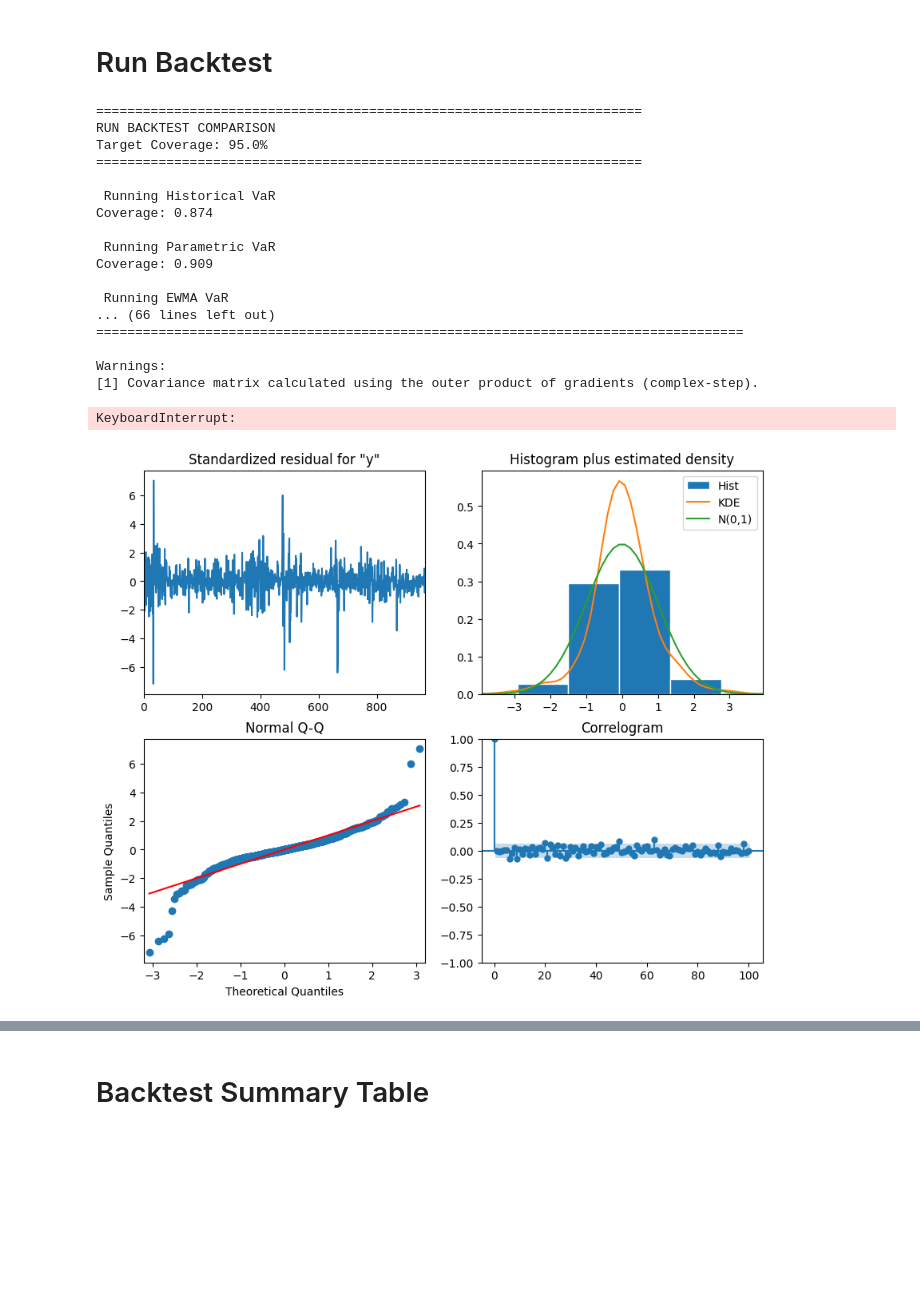
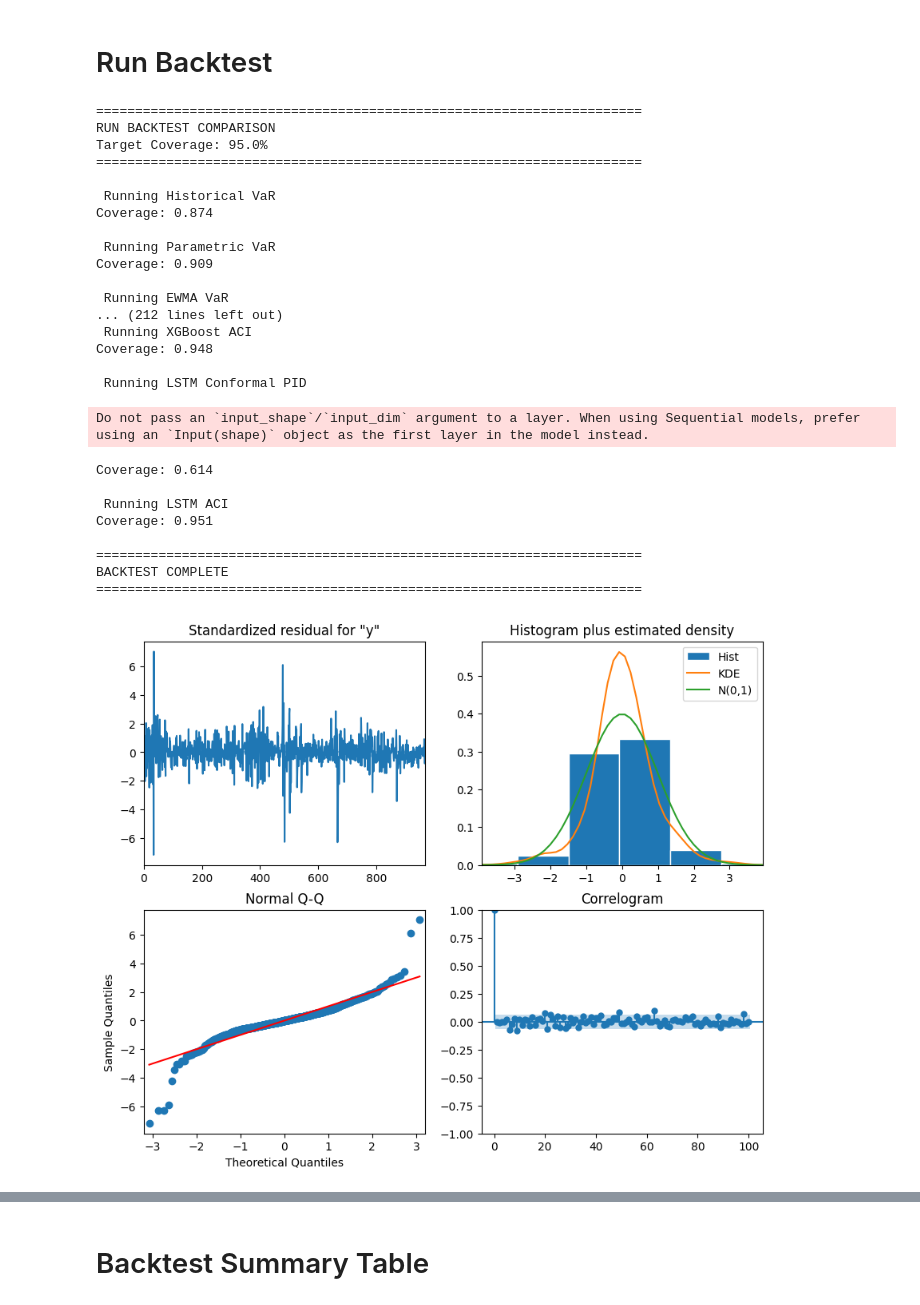
Before and after one commit to JuanPalaciosGodoy/ma_mentored_research_fall_2025, a Jupyter notebook: conformal_prediction.ipynb, the cells around one changed output, grey strips where cells are left out. Saved outputs shown, nothing was run; the diff lists cells and outputs as text; code cells hidden in the pictures; blank space fills up the shorter version.

Commit message:
Add conformal prediction changes (XGBoost/LSTM)

```diff
--- a/conformal_prediction.ipynb
+++ b/conformal_prediction.ipynb
@@ -59,6 +59,23 @@ alpha = 0.05
 all_results = {}
 all_details = {}
 
+xgboost_params = {
+    'lags': 7,
+    'n_estimators': 200,
+    'max_depth': 5,
+    'learning_rate': 0.05
+}
+
+lstm_params = {
+    'seq_length': 14,
+    'hidden_size': 64,
+    'num_layers': 2,
+    'epochs': 100,
+    'batch_size': 32,
+    'learning_rate': 0.001,
+    'verbose': 0
+}
+
 models = {
     'Historical VaR':HistoricalVaR(window_size=train_size),
     'Parametric VaR':ParametricVaR(window_size=train_size),
@@ -66,39 +83,81 @@ models = {
     'Conformal P':ConformalPIDPredictor(predictor_name=predictor_name, predictor_params=predictor_params, window_size=train_size, learning_rate=0.1, use_integrator=False, use_scorecaster=False),
     'Conformal PI':ConformalPIDPredictor(predictor_name=predictor_name, predictor_params=predictor_params, window_size=train_size, learning_rate=0.1, use_integrator=True, use_scorecaster=False),
     'Conformal ACI':AdaptiveConformalInference(predictor_name=predictor_name, predictor_params=predictor_params, window_size=train_size, learning_rate=0.005, target_alpha=alpha),
+
+    'XGBoost Conformal PID': ConformalPIDPredictor(
+        predictor_name='xgboost',
+        predictor_params=xgboost_params,
+        window_size=train_size,
+        learning_rate=0.1,
+        use_integrator=True,
+        use_scorecaster=True
+    ),
+    'XGBoost ACI': AdaptiveConformalInference(
+        predictor_name='xgboost',
+        predictor_params=xgboost_params,
+        window_size=train_size,
+        learning_rate=0.005,
+        target_alpha=alpha
+    ),
+
+    'LSTM Conformal PID': ConformalPIDPredictor(
+        predictor_name='lstm',
+        predictor_params=lstm_params,
+        window_size=train_size,
+        learning_rate=0.1,
+        use_integrator=True,
+        use_scorecaster=True
+    ),
+    'LSTM ACI': AdaptiveConformalInference(
+        predictor_name='lstm',
+        predictor_params=lstm_params,
+        window_size=train_size,
+        learning_rate=0.005,
+        target_alpha=alpha
+    ),
 }
 
 print("\n" + "=" * 70)
 print("RUN BACKTEST COMPARISON")
 print(f"Target Coverage: {(1 - alpha) * 100}%")
 print("=" * 70)
 
 # Run Models
 for model_name, model in models.items():
     print(f"\n Running {model_name}")
-    all_results[model_name], all_details[model_name] = backtest_model(model=model, dates=dates.tolist(), data=y, X=X, train_size=train_size, alpha=alpha, model_name=model_name)
+    all_results[model_name], all_details[model_name] = backtest_model(
+        model=model, dates=dates.tolist(), data=y, X=X, train_size=train_size, alpha=alpha, model_name=model_name
+        )
     print(f"Coverage: {all_results[model_name].coverage:.3f}")
 
 print("\n" + "=" * 70)
 print("BACKTEST COMPLETE")
 print("=" * 70)
 # %% [output]
 ======================================================================
 RUN BACKTEST COMPARISON
 Target Coverage: 95.0%
 ======================================================================
 
  Running Historical VaR
 Coverage: 0.874
 
  Running Parametric VaR
 Coverage: 0.909
 
  Running EWMA VaR
-... (66 lines left out)
-===================================================================================
+... (212 lines left out)
+ Running XGBoost ACI
+Coverage: 0.948
 
-Warnings:
-[1] Covariance matrix calculated using the outer product of gradients (complex-step).
+ Running LSTM Conformal PID
-KeyboardInterrupt:
+Do not pass an `input_shape`/`input_dim` argument to a layer. When using Sequential models, prefer using an `Input(shape)` object as the first layer in the model instead.
+Coverage: 0.614
+
+ Running LSTM ACI
+Coverage: 0.951
+
+======================================================================
+BACKTEST COMPLETE
+======================================================================
-[figure, old version]
+[figure, new version]
```
Also changed, not shown: parts of 7 cells of this notebook, 5 other files.
